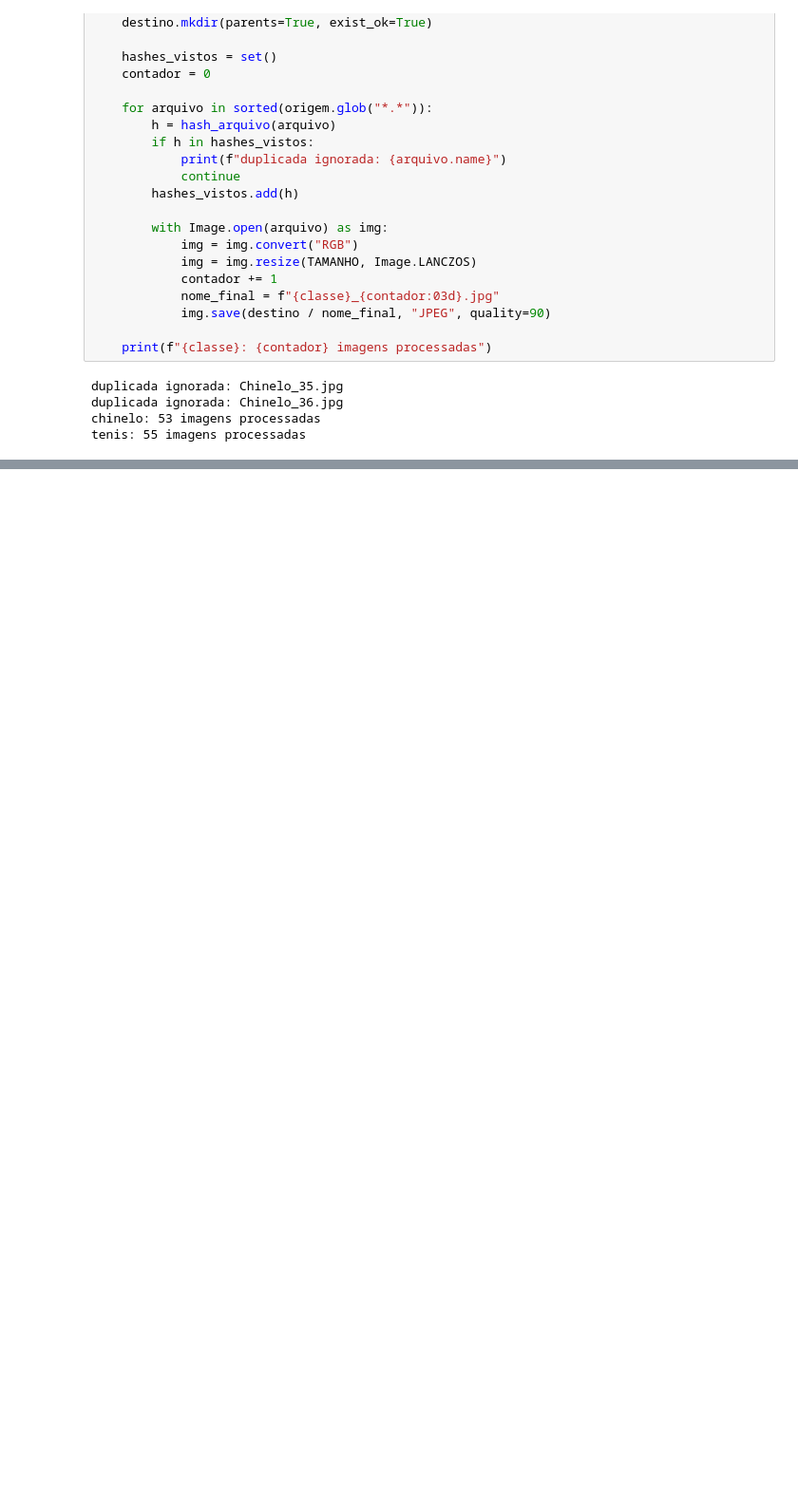
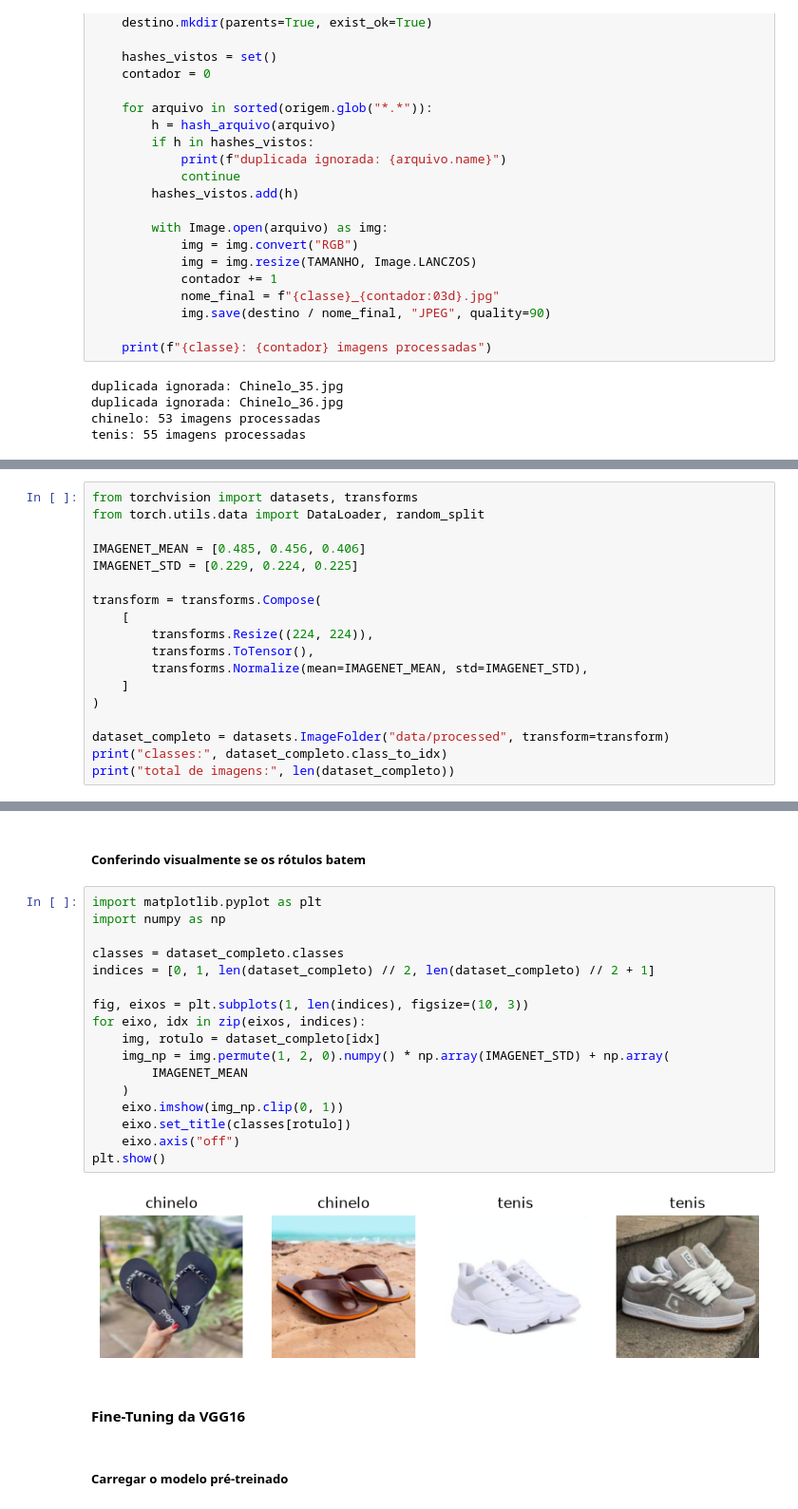
Before and after one commit to marcellsa/2026.3-machine-learning-ii, a Jupyter notebook: notebooks/fase1_finetuning_vgg16.ipynb, the cells around one changed output, grey strips where cells are left out. Shown at 95% size. Drawn from its saved outputs; the diff is of its cells as text; blank space fills up the shorter version.

```diff
--- a/notebooks/fase1_finetuning_vgg16.ipynb
+++ b/notebooks/fase1_finetuning_vgg16.ipynb
@@ -78,0 +81,18 @@ Total coletado: 53 imagens de chinelo, 55 imagens de tênis.
+# %%
+from torchvision import datasets, transforms
+from torch.utils.data import DataLoader, random_split
+
+IMAGENET_MEAN = [0.485, 0.456, 0.406]
+IMAGENET_STD = [0.229, 0.224, 0.225]
+
+transform = transforms.Compose(
+    [
+        transforms.Resize((224, 224)),
+        transforms.ToTensor(),
+        transforms.Normalize(mean=IMAGENET_MEAN, std=IMAGENET_STD),
+    ]
+)
+
+dataset_completo = datasets.ImageFolder("data/processed", transform=transform)
+print("classes:", dataset_completo.class_to_idx)
+print("total de imagens:", len(dataset_completo))
@@ -78,0 +118,25 @@ Total coletado: 53 imagens de chinelo, 55 imagens de tênis.
+# %% [markdown]
+##### Conferindo visualmente se os rótulos batem
+# %%
+import matplotlib.pyplot as plt
+import numpy as np
+
+classes = dataset_completo.classes
+indices = [0, 1, len(dataset_completo) // 2, len(dataset_completo) // 2 + 1]
+
+fig, eixos = plt.subplots(1, len(indices), figsize=(10, 3))
+for eixo, idx in zip(eixos, indices):
+    img, rotulo = dataset_completo[idx]
+    img_np = img.permute(1, 2, 0).numpy() * np.array(IMAGENET_STD) + np.array(
+        IMAGENET_MEAN
+    )
+    eixo.imshow(img_np.clip(0, 1))
+    eixo.set_title(classes[rotulo])
+    eixo.axis("off")
+plt.show()
+# %% [output]
+[figure, added]
+# %% [markdown]
+#### Fine-Tuning da VGG16
+# %% [markdown]
+##### Carregar o modelo pré-treinado
```
Also changed, not shown: parts of 21 cells of this notebook.
